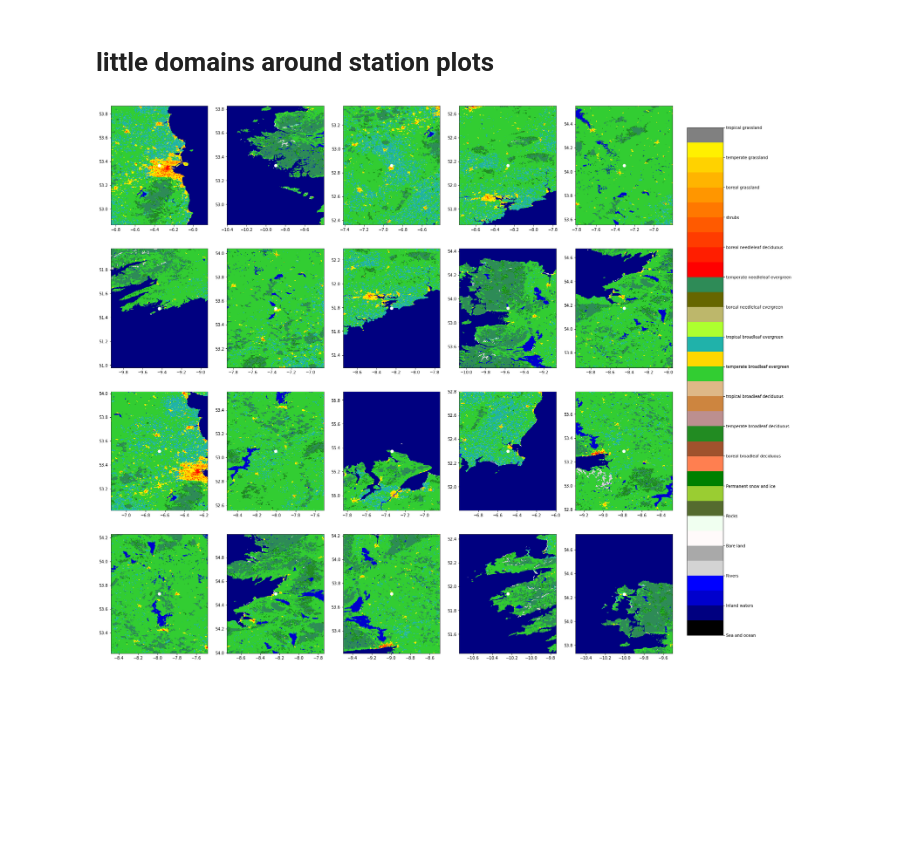
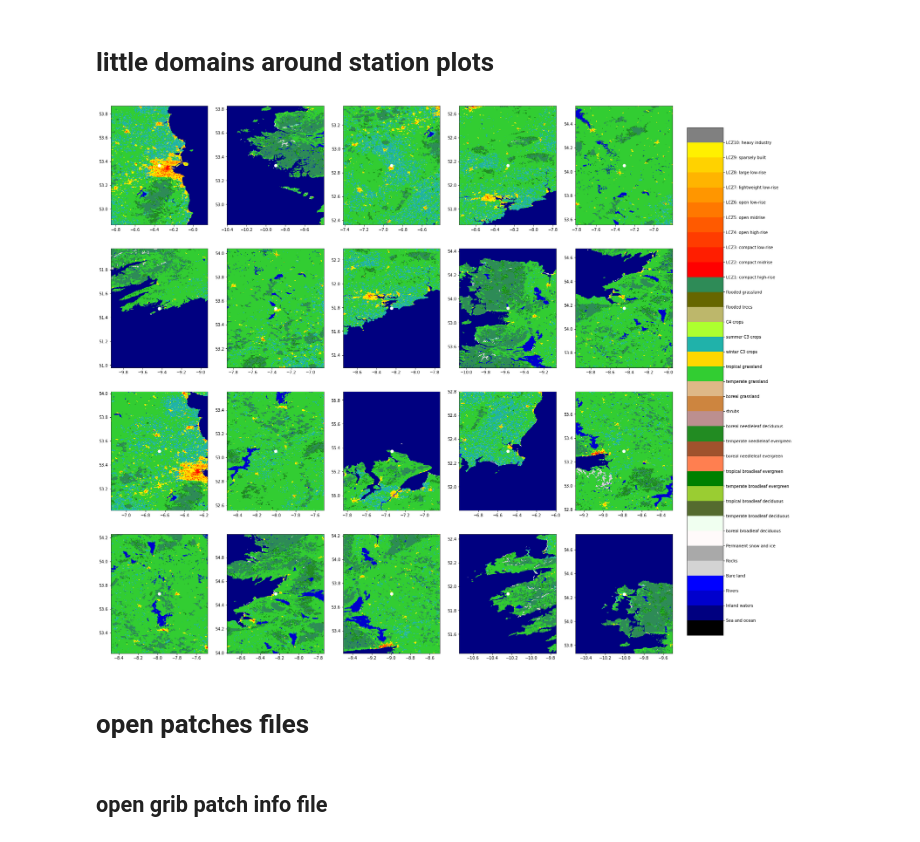
Before and after one commit to gbessardon/patches, a Jupyter notebook: Stations_patches.ipynb, the cells around one changed output. Drawn from its saved outputs; the diff is of its cells as text; code cells hidden in the pictures; blank space fills up the shorter version.

Commit message:
patches test

```diff
--- a/Stations_patches.ipynb
+++ b/Stations_patches.ipynb
@@ -208,20 +208,25 @@ ax.yaxis.set_tick_params(labelsize=20)
 # %%
 fig, axes = plt.subplots(4, 5,figsize=(25, 25))
 for ax,j in zip(axes.ravel(),range(0,len(LAT))):
         latmin=LAT[j]-0.5
         latmax=LAT[j]+0.5
         lonmin=LON[j]-0.5
         lonmax=LON[j]+0.5
         (LATsg,LONsg,Dsg)=get_dataSG(fnameSG,latmax,latmin,lonmax,lonmin)
         c=ax.pcolormesh(LONsg,LATsg,Dsg,cmap=colSG, vmin=np.min(DSG)-1,vmax=np.max(DSG)+1)
         sc=ax.scatter(LON[j],LAT[j],s=50,c='w')
         ax.set_xlim(np.min(LONsg),np.max(LONsg))
         ax.set_ylim(np.min(LATsg),np.max(LATsg))
         #ax.set_xlabel('Longitude',fontsize=20)
         #ax.set_ylabel('Latitude',fontsize=20)
 cbar_ax = fig.add_axes([0.92, 0.15, 0.05, 0.7])
-cb=fig.colorbar(c, cax=cbar_ax, ticks=np.arange(np.min(DSG),np.max(DSG)),extendfrac='auto', spacing='proportional')
-cb.set_ticks([i for i in np.arange(0, 2*len(covername)+1,2)])
+cb=fig.colorbar(c, cax=cbar_ax, ticks=np.arange(np.min(DSG),np.max(DSG)+1),extendfrac='auto', spacing='proportional')
+cb.set_ticks([i for i in np.arange(1, len(covername)+1,1)])
 cb.set_ticklabels(covername)
+fig.savefigure('ECOCLIMAP_stations.jpg')
 # %% [output]
-[figure, old version]
+[figure, new version]
+# %% [markdown]
+# open patches files
+# %% [markdown]
+## open grib patch info file
```
Also changed, not shown: parts of 8 cells of this notebook.
